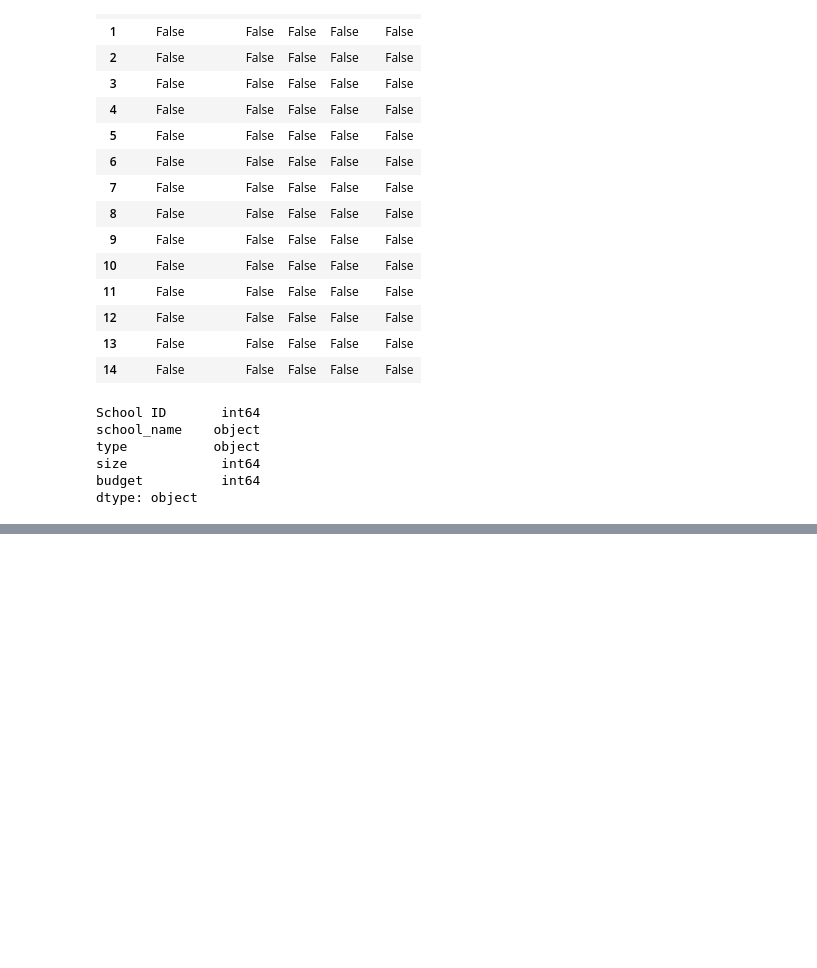
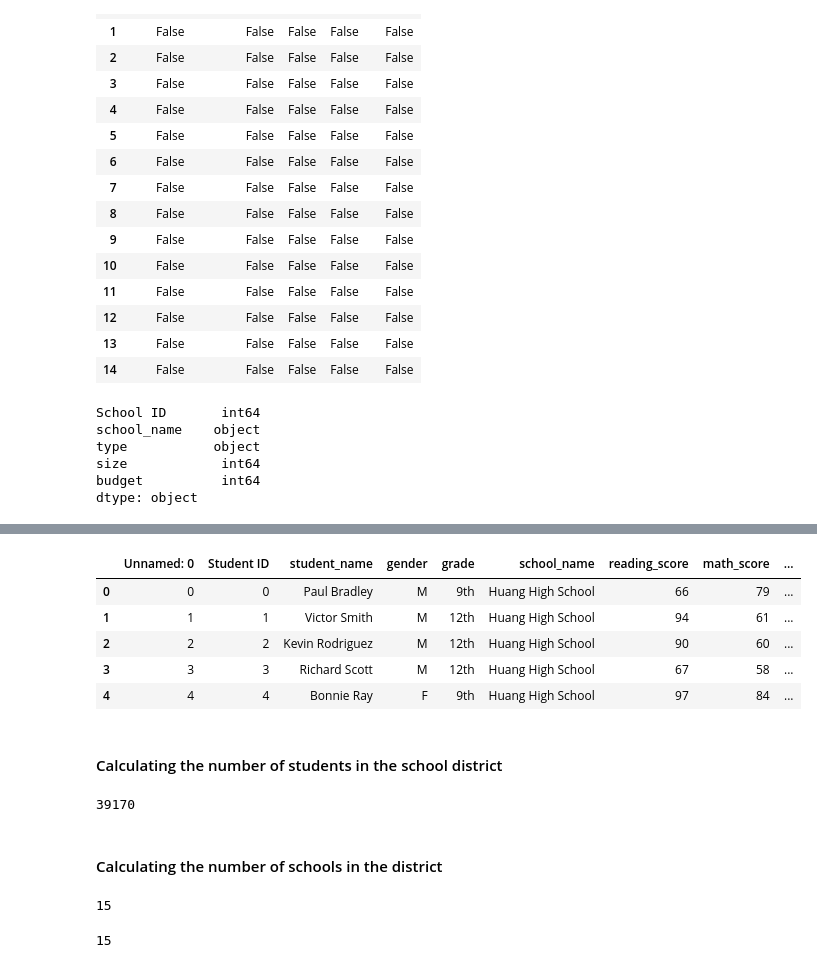
Before and after one commit to dotLAZR/School-Data-Analysis, a Jupyter notebook: PyCitySchools.ipynb, the cells around one changed output, grey strips where cells are left out. Cells and saved outputs as stored; diff of their text form; code cells hidden in the pictures; blank space fills up the shorter version.

```diff
--- a/PyCitySchools.ipynb
+++ b/PyCitySchools.ipynb
@@ -130,0 +135,38 @@ student_data_df.head(10)
+# %%
+# Combine the data into a single dataset. pd.merge(dataset1, dataset2, on=[row merge is occuring on])
+school_data_complete_df = pd.merge(student_data_df, school_data_df, on=["school_name", "school_name"])
+
+school_data_complete_df.head()
+# %% [output]
+|  | Unnamed: 0 | Student ID | student_name | gender | grade | school_name | reading_score | math_score | ... |
+| 0 | 0 | 0 | Paul Bradley | M | 9th | Huang High School | 66 | 79 | ... |
+| 1 | 1 | 1 | Victor Smith | M | 12th | Huang High School | 94 | 61 | ... |
+| 2 | 2 | 2 | Kevin Rodriguez | M | 12th | Huang High School | 90 | 60 | ... |
+| 3 | 3 | 3 | Richard Scott | M | 12th | Huang High School | 67 | 58 | ... |
+| 4 | 4 | 4 | Bonnie Ray | F | 9th | Huang High School | 97 | 84 | ... |
+# %% [markdown]
+#### Calculating the number of students in the school district
+# %%
+# Get the total number of students.
+
+student_count = school_data_complete_df["Student ID"].count()
+student_count
+# %% [output]
+39170
+# %% [markdown]
+#### Calculating the number of schools in the district
+# %%
+# Calculate the total number of schools. ( can not use .count() on merged DataFrame will output 39170)
+
+school_count = school_data_df["school_name"].count()
+school_count
+# %% [output]
+15
+# %%
+# Calculate the total number of schools (in order to use school_data_complete_df w emust add .unique())
+school_count_2 = school_data_complete_df["school_name"].unique()
+
+# to output the number of "unique" schools in the data file
+len(school_data_complete_df["school_name"].unique())
+# %% [output]
+15
```
Also changed, not shown: parts of 33 cells of this notebook, 1 other file.
